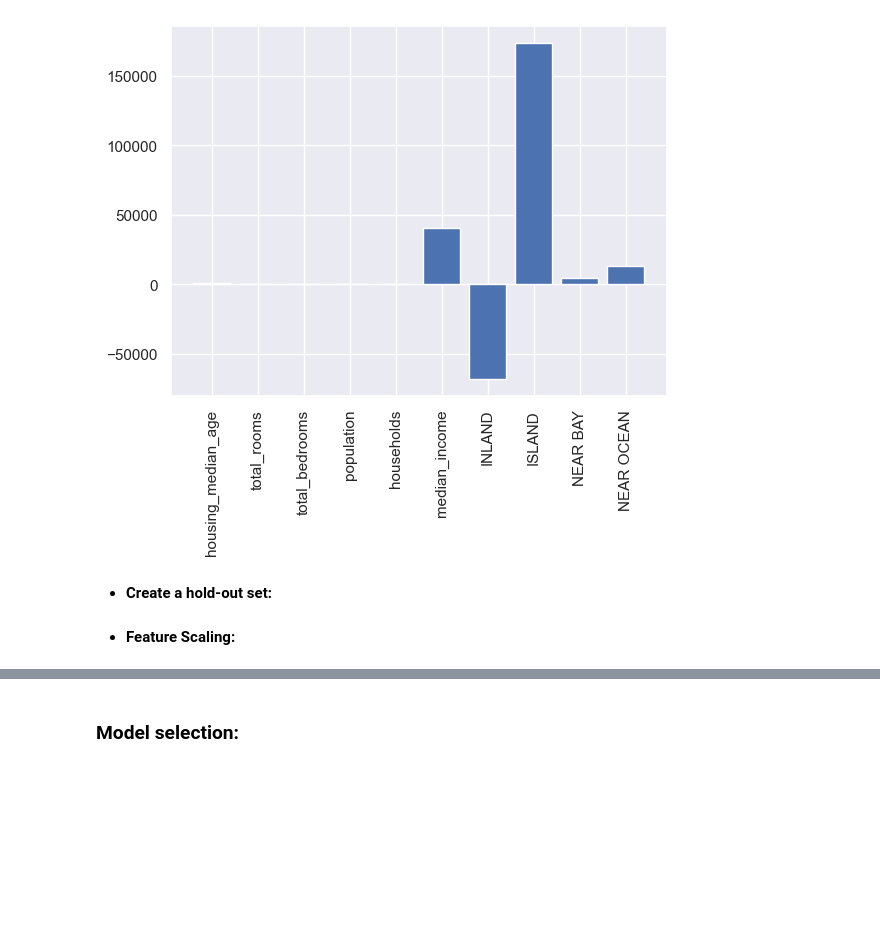
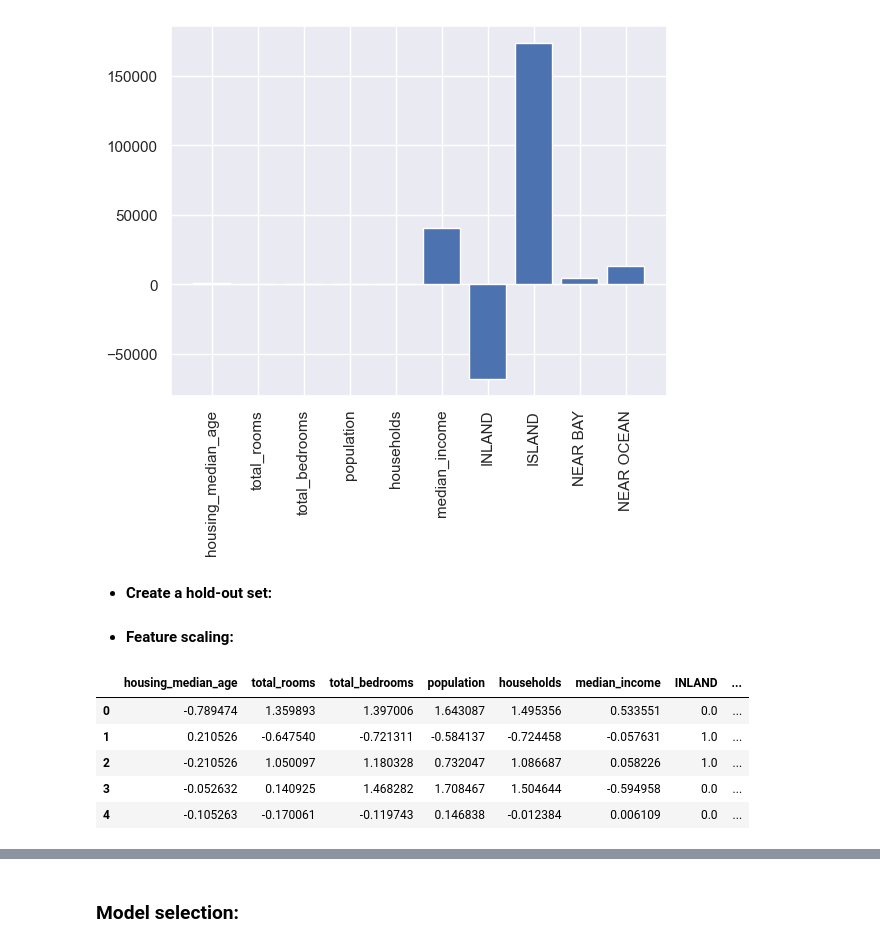
Before and after one commit to mohebmaher/GDSC-Core-Team-Training, a Jupyter notebook: Assignment-05/assignment_05.ipynb, the cells around one changed output, grey strips where cells are left out. Cells and saved outputs as stored; diff of their text form; code cells hidden in the pictures; blank space fills up the shorter version.

```diff
--- a/Assignment-05/assignment_05.ipynb
+++ b/Assignment-05/assignment_05.ipynb
@@ -239,6 +240,6 @@ plt.show()
 # %%
 X_train, X_test, y_train, y_test = train_test_split(X, y, test_size=0.2, random_state=42)
 # %% [markdown]
-- **Feature Scaling:**
+- **Feature scaling:**
 # %%
 # Instantiate the scaler:
@@ -251,0 +253,10 @@ scaler.transform(X_train);
+# %%
+screen_temp_df = pd.DataFrame(data=X_train_scaled, columns=X.columns)
+screen_temp_df.head()
+# %% [output]
+|  | housing_median_age | total_rooms | total_bedrooms | population | households | median_income | INLAND | ... |
+| 0 | -0.789474 | 1.359893 | 1.397006 | 1.643087 | 1.495356 | 0.533551 | 0.0 | ... |
+| 1 | 0.210526 | -0.647540 | -0.721311 | -0.584137 | -0.724458 | -0.057631 | 1.0 | ... |
+| 2 | -0.210526 | 1.050097 | 1.180328 | 0.732047 | 1.086687 | 0.058226 | 1.0 | ... |
+| 3 | -0.052632 | 0.140925 | 1.468282 | 1.708467 | 1.504644 | -0.594958 | 0.0 | ... |
+| 4 | -0.105263 | -0.170061 | -0.119743 | 0.146838 | -0.012384 | 0.006109 | 0.0 | ... |
```
Also changed, not shown: parts of 6 cells of this notebook.
